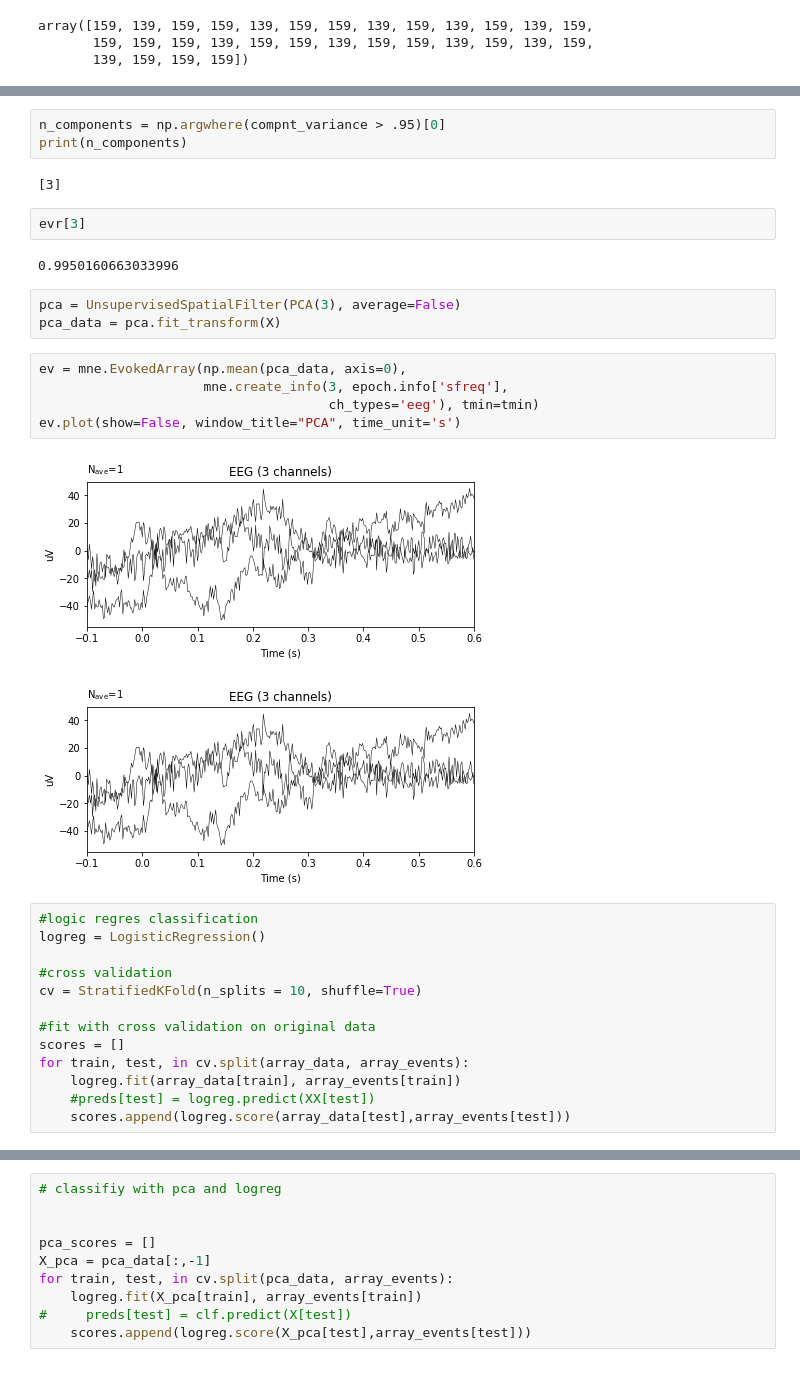
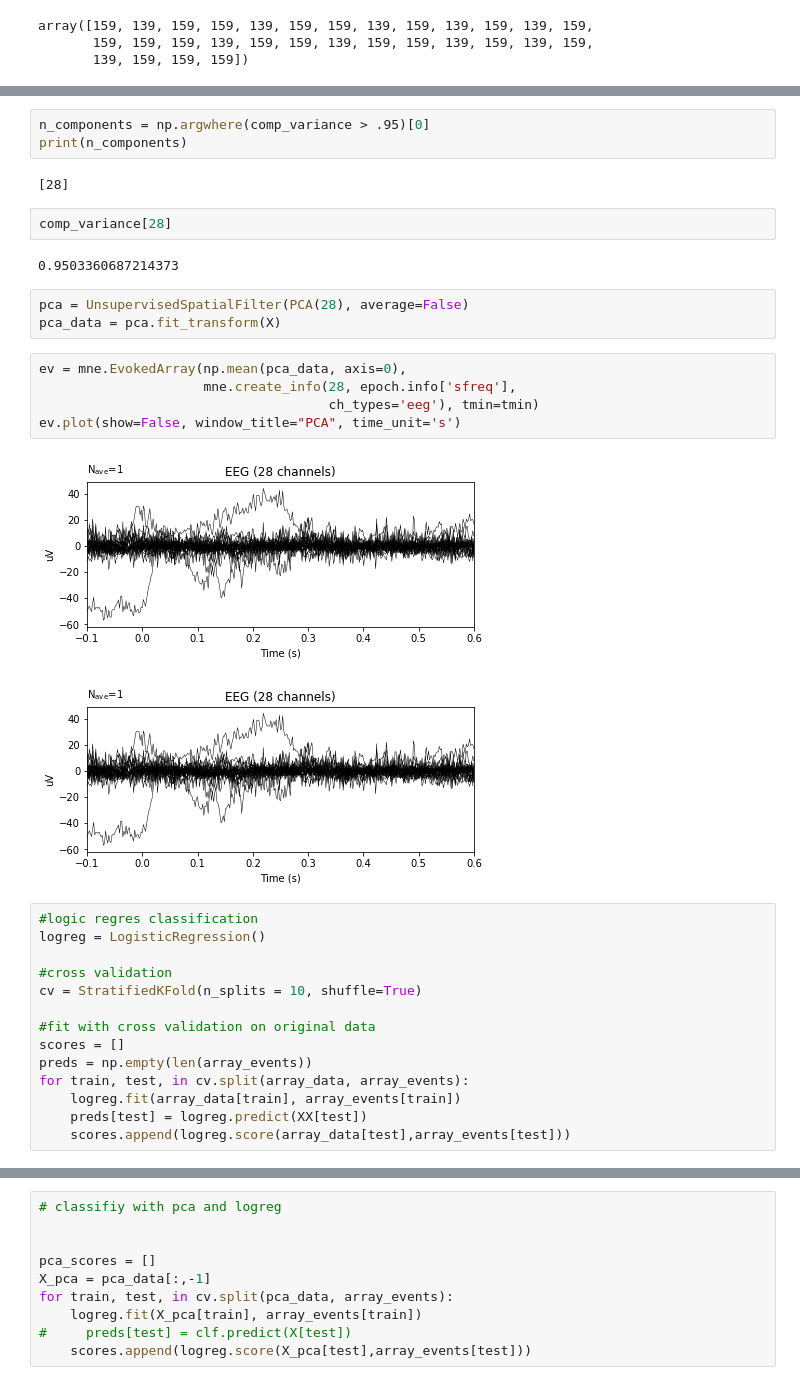
Before and after one commit to edrias/seniorprojecteeg, a Jupyter notebook: Tarekul_Workspace/capstone2/dimension_reduct.ipynb, the cells around one changed output, grey strips where cells are left out. Drawn from its saved outputs; the diff is of its cells as text.

```diff
--- a/Tarekul_Workspace/capstone2/dimension_reduct.ipynb
+++ b/Tarekul_Workspace/capstone2/dimension_reduct.ipynb
@@ -130,23 +137,23 @@ plt.yticks(fontsize = 25);
 # %%
-n_components = np.argwhere(compnt_variance > .95)[0]
+n_components = np.argwhere(comp_variance > .95)[0]
 print(n_components)
 # %% [output]
-[3]
+[28]
-# %%
-evr[3]
-# %% [output]
-0.9950160663033996
+# %%
+comp_variance[28]
+# %% [output]
+0.9503360687214373
 # %%
-pca = UnsupervisedSpatialFilter(PCA(3), average=False)
+pca = UnsupervisedSpatialFilter(PCA(28), average=False)
 pca_data = pca.fit_transform(X)
 # %%
 ev = mne.EvokedArray(np.mean(pca_data, axis=0),
-                     mne.create_info(3, epoch.info['sfreq'],
+                     mne.create_info(28, epoch.info['sfreq'],
                                      ch_types='eeg'), tmin=tmin)
 ev.plot(show=False, window_title="PCA", time_unit='s')
 # %% [output]
-[figure, old version]
+[figure, new version]
-[figure, old version]
+[figure, new version]
 # %%
 #logic regres classification
 logreg = LogisticRegression()
@@ -156,7 +163,8 @@ cv = StratifiedKFold(n_splits = 10, shuffle=True)
 
 #fit with cross validation on original data
 scores = []
+preds = np.empty(len(array_events))
 for train, test, in cv.split(array_data, array_events):
     logreg.fit(array_data[train], array_events[train])
-    #preds[test] = logreg.predict(XX[test])
+    preds[test] = logreg.predict(XX[test])
     scores.append(logreg.score(array_data[test],array_events[test]))
```
Also changed, not shown: parts of 14 cells of this notebook.
